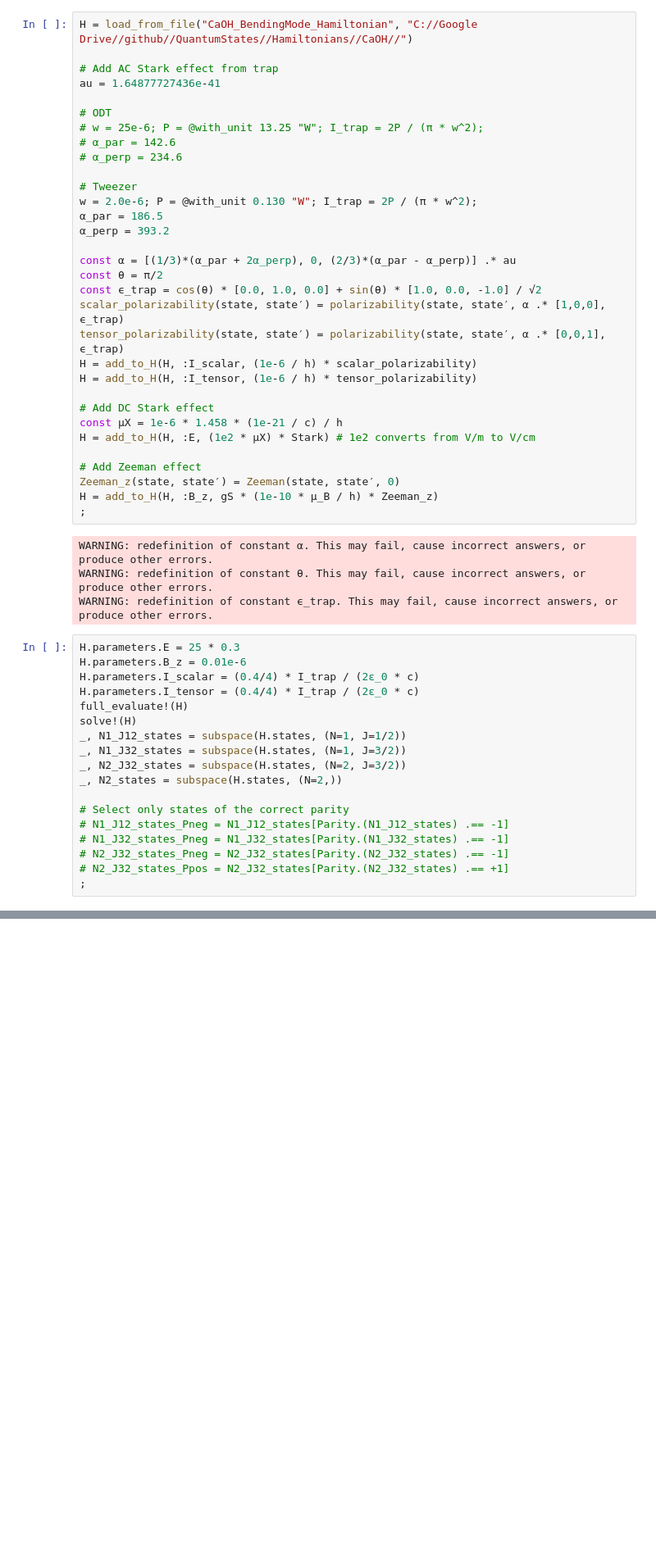
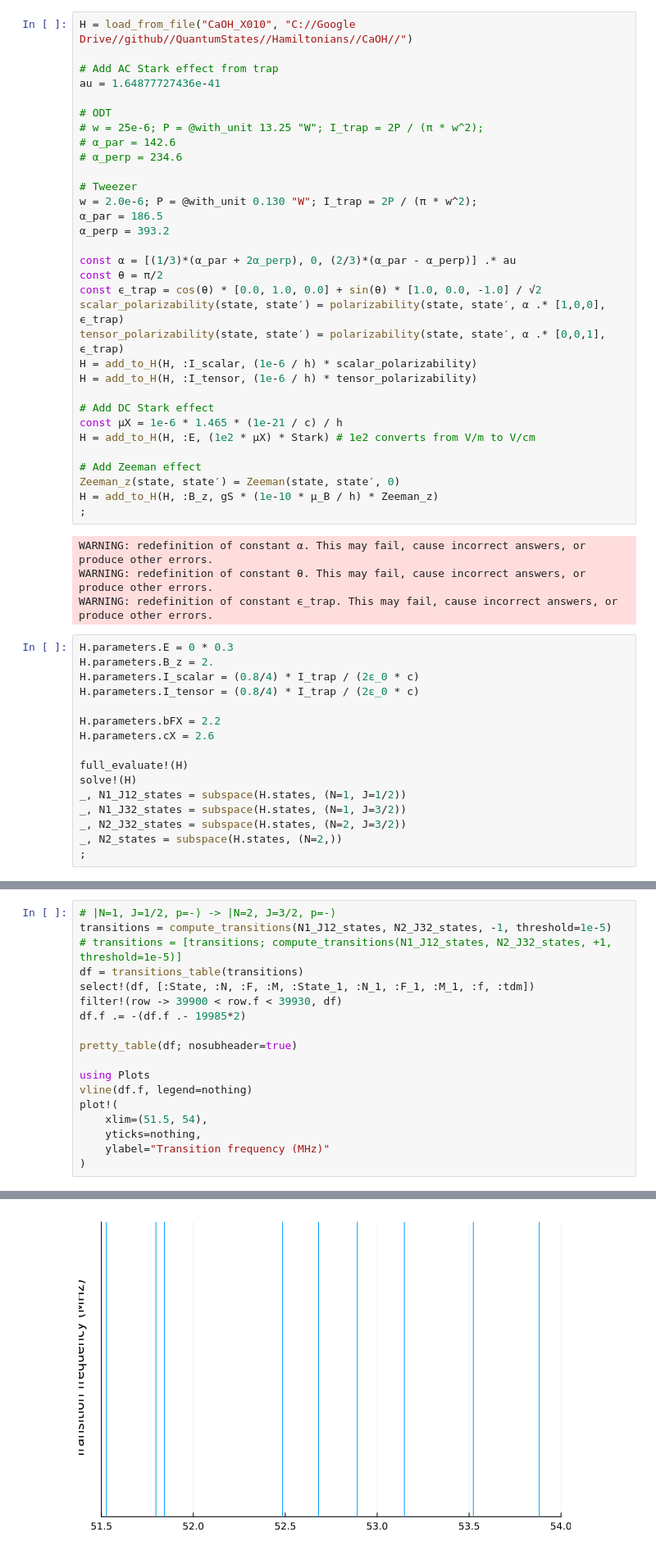
Before and after one commit to munozariasjm/QuantumStates.jl, a Jupyter notebook: examples/CaOH/CaOH_OpticalPumping.ipynb, the cells around one changed output, grey strips where cells are left out. Shown at 82% size. Cells and saved outputs as stored; diff of their text form; blank space fills up the shorter version.

```diff
--- a/examples/CaOH/CaOH_OpticalPumping.ipynb
+++ b/examples/CaOH/CaOH_OpticalPumping.ipynb
@@ -3,7 +5,7 @@ using QuantumStates, UnitsToValue, DataFrames, PrettyTables
 # %% [markdown]
 ### Load Hamiltonian
 # %%
-H = load_from_file("CaOH_BendingMode_Hamiltonian", "C://Google Drive//github//QuantumStates//Hamiltonians//CaOH//")
+H = load_from_file("CaOH_X010", "C://Google Drive//github//QuantumStates//Hamiltonians//CaOH//")
 
 # Add AC Stark effect from trap
 au = 1.64877727436e-41
@@ -27,7 +29,7 @@ H = add_to_H(H, :I_scalar, (1e-6 / h) * scalar_polarizability)
 H = add_to_H(H, :I_tensor, (1e-6 / h) * tensor_polarizability)
 
 # Add DC Stark effect
-const μX = 1e-6 * 1.458 * (1e-21 / c) / h
+const μX = 1e-6 * 1.465 * (1e-21 / c) / h
 H = add_to_H(H, :E, (1e2 * μX) * Stark) # 1e2 converts from V/m to V/cm
 
 # Add Zeeman effect
@@ -39,20 +41,18 @@ WARNING: redefinition of constant α. This may fail, cause incorrect answers, or
 WARNING: redefinition of constant θ. This may fail, cause incorrect answers, or produce other errors.
 WARNING: redefinition of constant ϵ_trap. This may fail, cause incorrect answers, or produce other errors.
 # %%
-H.parameters.E = 25 * 0.3
-H.parameters.B_z = 0.01e-6
-H.parameters.I_scalar = (0.4/4) * I_trap / (2ε_0 * c)
-H.parameters.I_tensor = (0.4/4) * I_trap / (2ε_0 * c)
+H.parameters.E = 0 * 0.3
+H.parameters.B_z = 2.
+H.parameters.I_scalar = (0.8/4) * I_trap / (2ε_0 * c)
+H.parameters.I_tensor = (0.8/4) * I_trap / (2ε_0 * c)
+
+H.parameters.bFX = 2.2
+H.parameters.cX = 2.6
+
 full_evaluate!(H)
 solve!(H)
 _, N1_J12_states = subspace(H.states, (N=1, J=1/2))
 _, N1_J32_states = subspace(H.states, (N=1, J=3/2))
 _, N2_J32_states = subspace(H.states, (N=2, J=3/2))
 _, N2_states = subspace(H.states, (N=2,))
-
-# Select only states of the correct parity
-# N1_J12_states_Pneg = N1_J12_states[Parity.(N1_J12_states) .== -1]
-# N1_J32_states_Pneg = N1_J32_states[Parity.(N1_J32_states) .== -1]
-# N2_J32_states_Pneg = N2_J32_states[Parity.(N2_J32_states) .== -1]
-# N2_J32_states_Ppos = N2_J32_states[Parity.(N2_J32_states) .== +1]
 ;
@@ -150,0 +59,19 @@ pretty_table(df; nosubheader=true)
+# %%
+# |N=1, J=1/2, p=-⟩ -> |N=2, J=3/2, p=-⟩
+transitions = compute_transitions(N1_J12_states, N2_J32_states, -1, threshold=1e-5)
+# transitions = [transitions; compute_transitions(N1_J12_states, N2_J32_states, +1, threshold=1e-5)]
+df = transitions_table(transitions)
+select!(df, [:State, :N, :F, :M, :State_1, :N_1, :F_1, :M_1, :f, :tdm])
+filter!(row -> 39900 < row.f < 39930, df)
+df.f .= -(df.f .- 19985*2)
+
+pretty_table(df; nosubheader=true)
+
+using Plots
+vline(df.f, legend=nothing)
+plot!(
+    xlim=(51.5, 54),
+    yticks=nothing,
+    ylabel="Transition frequency (MHz)"
+)
+# %% [output]
@@ -150,0 +97 @@ pretty_table(df; nosubheader=true)
+[figure, added]
```
Also changed, not shown: parts of 32 cells of this notebook, 20 other files.
